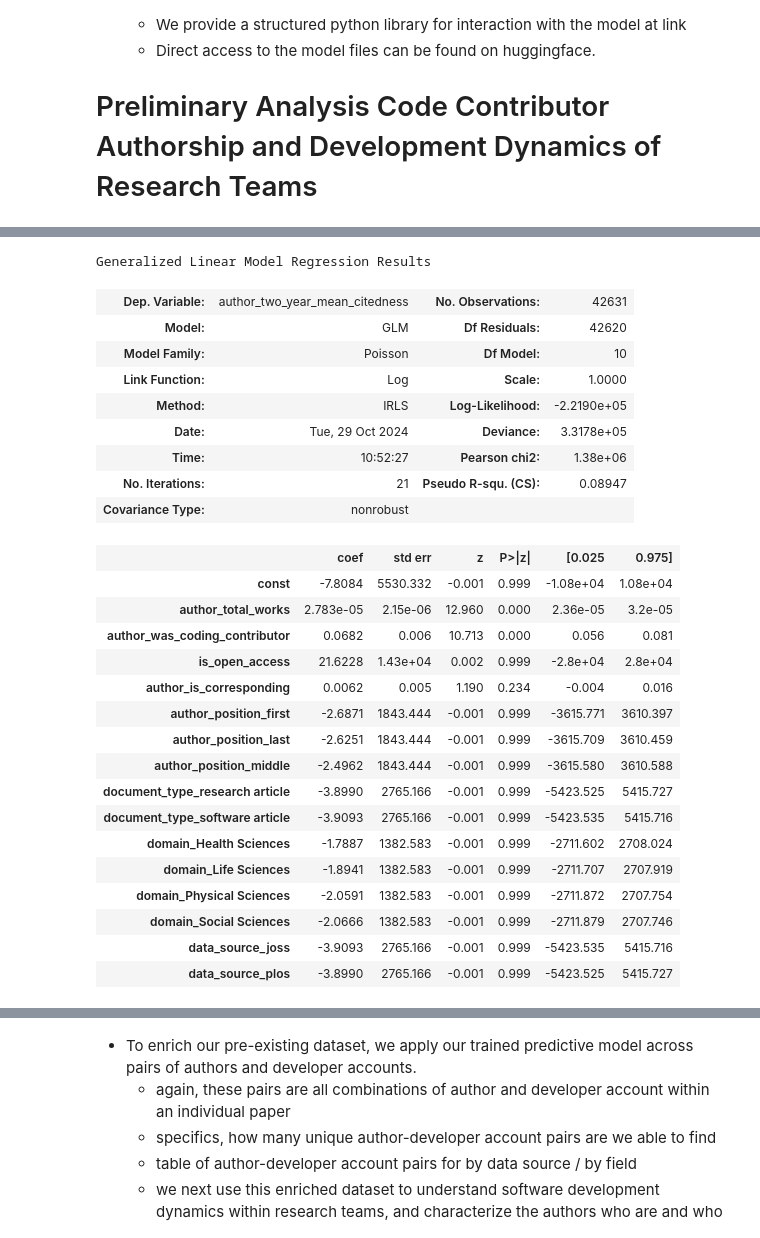
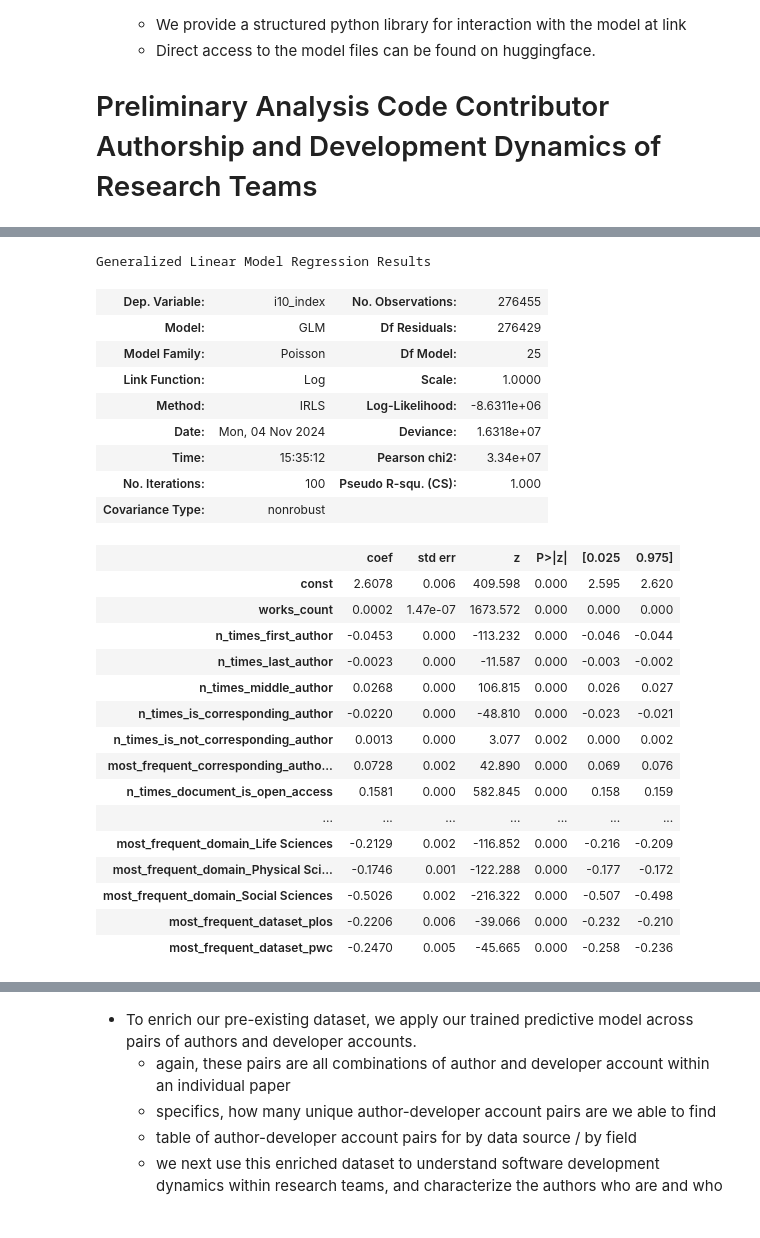
Before and after one commit to evamaxfield/rs-graph, a Jupyter notebook: publications/qss-code-authors/qss-code-authors.ipynb, the cells around one changed output, grey strips where cells are left out. Saved outputs shown, nothing was run; the diff lists cells and outputs as text; code cells hidden in the pictures.

```diff
--- a/publications/qss-code-authors/qss-code-authors.ipynb
+++ b/publications/qss-code-authors/qss-code-authors.ipynb
@@ -867,33 +888,31 @@ Generalized Linear Model Regression Results
 # %%
-# Fit model
-y = doc_contributor_df_with_dummies["author_two_year_mean_citedness"]
-model = sm.GLM(y, X, family=sm.families.Poisson()).fit(maxiter=100)
+y = researcher_counts_with_dummies["i10_index"]
+model = sm.GLM(y, X, family=sm.families.Poisson()).fit()
 model.summary()
 # %% [output]
 Generalized Linear Model Regression Results
-| Dep. Variable: | author_two_year_mean_citedness | No. Observations: | 42631 |
-| Model: | GLM | Df Residuals: | 42620 |
-| Model Family: | Poisson | Df Model: | 10 |
+| Dep. Variable: | i10_index | No. Observations: | 276455 |
+| Model: | GLM | Df Residuals: | 276429 |
+| Model Family: | Poisson | Df Model: | 25 |
 | Link Function: | Log | Scale: | 1.0000 |
-| Method: | IRLS | Log-Likelihood: | -2.2190e+05 |
-| Date: | Tue, 29 Oct 2024 | Deviance: | 3.3178e+05 |
-| Time: | 10:52:27 | Pearson chi2: | 1.38e+06 |
-| No. Iterations: | 21 | Pseudo R-squ. (CS): | 0.08947 |
+| Method: | IRLS | Log-Likelihood: | -8.6311e+06 |
+| Date: | Mon, 04 Nov 2024 | Deviance: | 1.6318e+07 |
+| Time: | 15:35:12 | Pearson chi2: | 3.34e+07 |
+| No. Iterations: | 100 | Pseudo R-squ. (CS): | 1.000 |
 | Covariance Type: | nonrobust |  |  |
 |  | coef | std err | z | P>|z| | [0.025 | 0.975] |
-| const | -7.8084 | 5530.332 | -0.001 | 0.999 | -1.08e+04 | 1.08e+04 |
-| author_total_works | 2.783e-05 | 2.15e-06 | 12.960 | 0.000 | 2.36e-05 | 3.2e-05 |
-| author_was_coding_contributor | 0.0682 | 0.006 | 10.713 | 0.000 | 0.056 | 0.081 |
-| is_open_access | 21.6228 | 1.43e+04 | 0.002 | 0.999 | -2.8e+04 | 2.8e+04 |
-| author_is_corresponding | 0.0062 | 0.005 | 1.190 | 0.234 | -0.004 | 0.016 |
-| author_position_first | -2.6871 | 1843.444 | -0.001 | 0.999 | -3615.771 | 3610.397 |
-| author_position_last | -2.6251 | 1843.444 | -0.001 | 0.999 | -3615.709 | 3610.459 |
-| author_position_middle | -2.4962 | 1843.444 | -0.001 | 0.999 | -3615.580 | 3610.588 |
-| document_type_research article | -3.8990 | 2765.166 | -0.001 | 0.999 | -5423.525 | 5415.727 |
-| document_type_software article | -3.9093 | 2765.166 | -0.001 | 0.999 | -5423.535 | 5415.716 |
-| domain_Health Sciences | -1.7887 | 1382.583 | -0.001 | 0.999 | -2711.602 | 2708.024 |
-| domain_Life Sciences | -1.8941 | 1382.583 | -0.001 | 0.999 | -2711.707 | 2707.919 |
-| domain_Physical Sciences | -2.0591 | 1382.583 | -0.001 | 0.999 | -2711.872 | 2707.754 |
-| domain_Social Sciences | -2.0666 | 1382.583 | -0.001 | 0.999 | -2711.879 | 2707.746 |
-| data_source_joss | -3.9093 | 2765.166 | -0.001 | 0.999 | -5423.535 | 5415.716 |
-| data_source_plos | -3.8990 | 2765.166 | -0.001 | 0.999 | -5423.525 | 5415.727 |
+| const | 2.6078 | 0.006 | 409.598 | 0.000 | 2.595 | 2.620 |
+| works_count | 0.0002 | 1.47e-07 | 1673.572 | 0.000 | 0.000 | 0.000 |
+| n_times_first_author | -0.0453 | 0.000 | -113.232 | 0.000 | -0.046 | -0.044 |
+| n_times_last_author | -0.0023 | 0.000 | -11.587 | 0.000 | -0.003 | -0.002 |
+| n_times_middle_author | 0.0268 | 0.000 | 106.815 | 0.000 | 0.026 | 0.027 |
+| n_times_is_corresponding_author | -0.0220 | 0.000 | -48.810 | 0.000 | -0.023 | -0.021 |
+| n_times_is_not_corresponding_author | 0.0013 | 0.000 | 3.077 | 0.002 | 0.000 | 0.002 |
+| most_frequent_corresponding_autho... | 0.0728 | 0.002 | 42.890 | 0.000 | 0.069 | 0.076 |
+| n_times_document_is_open_access | 0.1581 | 0.000 | 582.845 | 0.000 | 0.158 | 0.159 |
+| ... | ... | ... | ... | ... | ... | ... |
+| most_frequent_domain_Life Sciences | -0.2129 | 0.002 | -116.852 | 0.000 | -0.216 | -0.209 |
+| most_frequent_domain_Physical Sci... | -0.1746 | 0.001 | -122.288 | 0.000 | -0.177 | -0.172 |
+| most_frequent_domain_Social Sciences | -0.5026 | 0.002 | -216.322 | 0.000 | -0.507 | -0.498 |
+| most_frequent_dataset_plos | -0.2206 | 0.006 | -39.066 | 0.000 | -0.232 | -0.210 |
+| most_frequent_dataset_pwc | -0.2470 | 0.005 | -45.665 | 0.000 | -0.258 | -0.236 |
```
Also changed, not shown: parts of 15 cells of this notebook.
